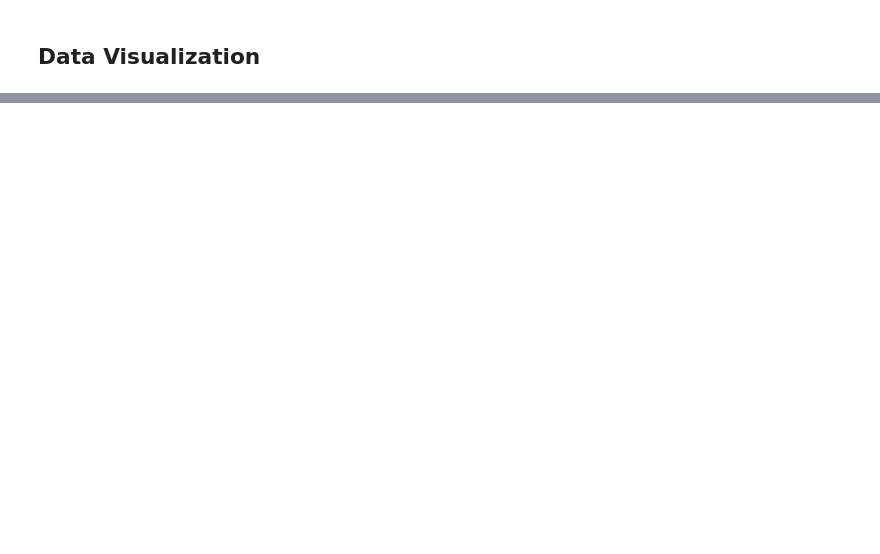
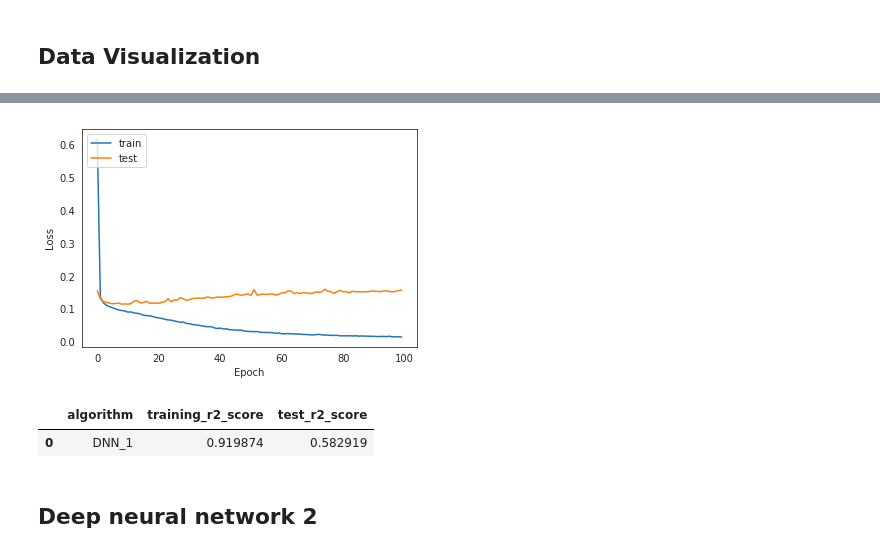
Before and after one commit to tomasz-janik/AirbnbPrediction, a Jupyter notebook: AirbnbLondon.ipynb, the cells around one changed output, grey strips where cells are left out. Saved outputs shown, nothing was run; the diff lists cells and outputs as text; code cells hidden in the pictures; blank space fills up the shorter version.

```diff
--- a/AirbnbLondon.ipynb
+++ b/AirbnbLondon.ipynb
@@ -661,0 +954,9 @@ for class_col, class_title in zip(class_cols, class_titles):
+# %%
+param_grid={"max_iter": [1, 5, 10],
+            "alpha": [0.0001, 0.001, 0.01, 0.1, 1, 10, 100],
+            "l1_ratio": [0.0, 0.1, 0.2, 0.3, 0.4, 0.5, 0.6, 0.7, 0.8, 0.9, 1.0]
+}
+
+grid_ElasticNet = GridSearchCV(ElasticNet(), param_grid, scoring='r2', cv=3, n_jobs=-1, return_train_score=True, verbose=1000)
+
+grid_ElasticNet.fit(X_train, y_train)
@@ -661,0 +1110,11 @@ for class_col, class_title in zip(class_cols, class_titles):
+# %%
+XGBRegressor = xgboost.XGBRegressor()
+param_grid = {'n_estimators': [100, 150, 200],
+              'learning_rate': [0.01, 0.05, 0.1],
+              'max_depth': [3, 4, 5, 6, 7],
+              'colsample_bytree': [0.6, 0.7, 1],
+              'gamma': [0.0, 0.1, 0.2]}
+
+grid_XGBRegressor = GridSearchCV(XGBRegressor, param_grid, scoring='r2', cv=3, n_jobs=-1, return_train_score=True, verbose=1000)
+
+grid_XGBRegressor.fit(X_train, y_train)
@@ -661,0 +1190,18 @@ for class_col, class_title in zip(class_cols, class_titles):
+# %%
+# Building the model
+nn2 = Sequential()
+nn2.add(Dense(128, input_shape=(X_train.shape[1],), activation='relu'))
+nn2.add(Dense(256, activation='relu'))
+nn2.add(Dense(256, activation='relu'))
+nn2.add(Dense(1, activation='linear'))
+
+# Compiling the model
+nn2.compile(loss='mean_squared_error',
+            optimizer='adam',
+            metrics=['mean_squared_error'])
+# %%
+nn2_history = nn2.fit(X_train,
+                  y_train,
+                  epochs=100,
+                  batch_size=256,
+                  validation_split = 0.1)
@@ -661,0 +1226,9 @@ for class_col, class_title in zip(class_cols, class_titles):
+# %%
+plt.plot(nn2_history.history['loss'])
+plt.plot(nn2_history.history['val_loss'])
+plt.ylabel('Loss')
+plt.xlabel('Epoch')
+plt.legend(['train', 'test'], loc='upper left')
+plt.show()
+# %% [output]
+[figure, added]
@@ -661,0 +1238,11 @@ for class_col, class_title in zip(class_cols, class_titles):
+# %%
+DNN_1_results = pd.DataFrame({
+    'algorithm':['DNN_1'],
+    'training_r2_score': [r2_score(y_train, y_pred_train)],
+    'test_r2_score': [r2_score(y_test, y_pred_test)]})
+DNN_1_results
+# %% [output]
+|  | algorithm | training_r2_score | test_r2_score |
+| 0 | DNN_1 | 0.919874 | 0.582919 |
+# %% [markdown]
+## Deep neural network 2
```
Also changed, not shown: parts of 228 cells of this notebook.
